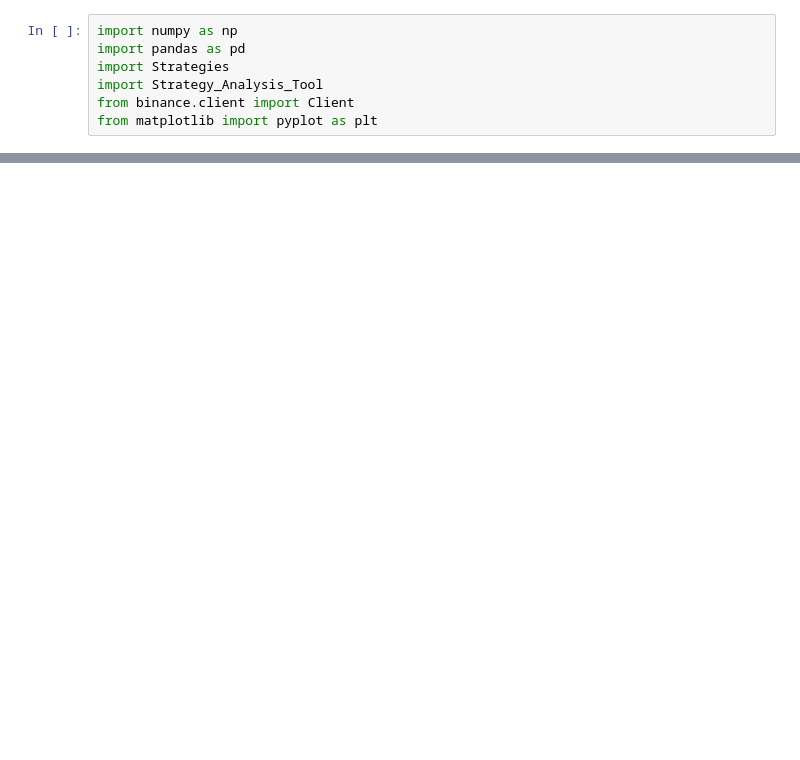
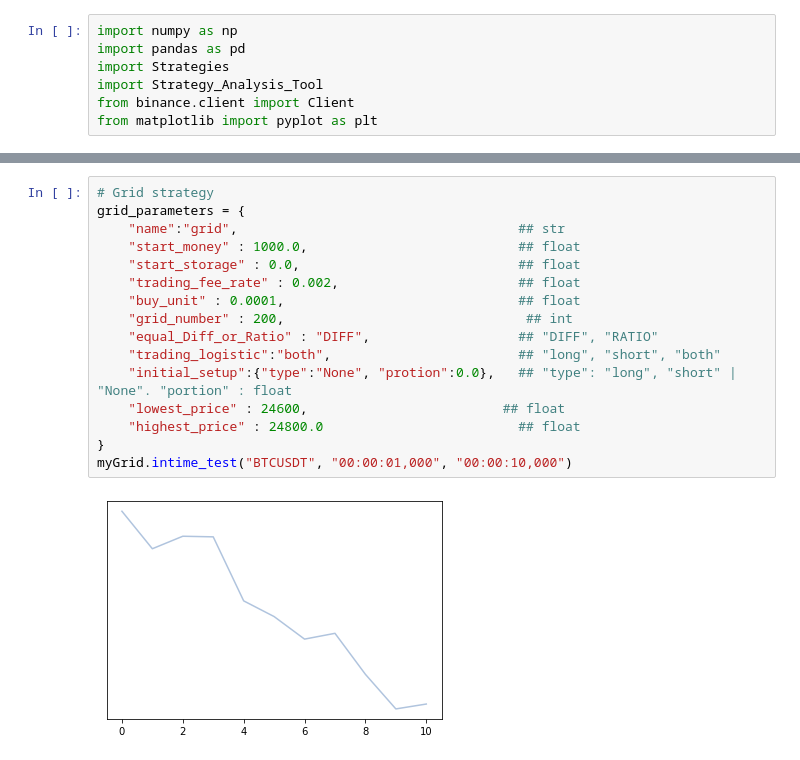
Before and after one commit to LagerWu0501/Grid_Trading, a Jupyter notebook: example.ipynb, the cells around one changed output, grey strips where cells are left out. Saved outputs shown, nothing was run; the diff lists cells and outputs as text; blank space fills up the shorter version.

```diff
--- a/example.ipynb
+++ b/example.ipynb
@@ -76,0 +98,18 @@ strategy: buy and hold , trading count: 2 , profit: -0.0037216932994019064 , sha
+# %%
+# Grid strategy
+grid_parameters = {
+    "name":"grid",                                    ## str
+    "start_money" : 1000.0,                           ## float
+    "start_storage" : 0.0,                            ## float
+    "trading_fee_rate" : 0.002,                       ## float
+    "buy_unit" : 0.0001,                              ## float
+    "grid_number" : 200,                               ## int
+    "equal_Diff_or_Ratio" : "DIFF",                   ## "DIFF", "RATIO"
+    "trading_logistic":"both",                        ## "long", "short", "both"
+    "initial_setup":{"type":"None", "protion":0.0},   ## "type": "long", "short" | "None". "portion" : float
+    "lowest_price" : 24600,                         ## float
+    "highest_price" : 24800.0                         ## float
+}
+myGrid.intime_test("BTCUSDT", "00:00:01,000", "00:00:10,000")
+# %% [output]
+[figure, added]
```
Also changed, not shown: parts of 4 cells of this notebook, 4 other files.
